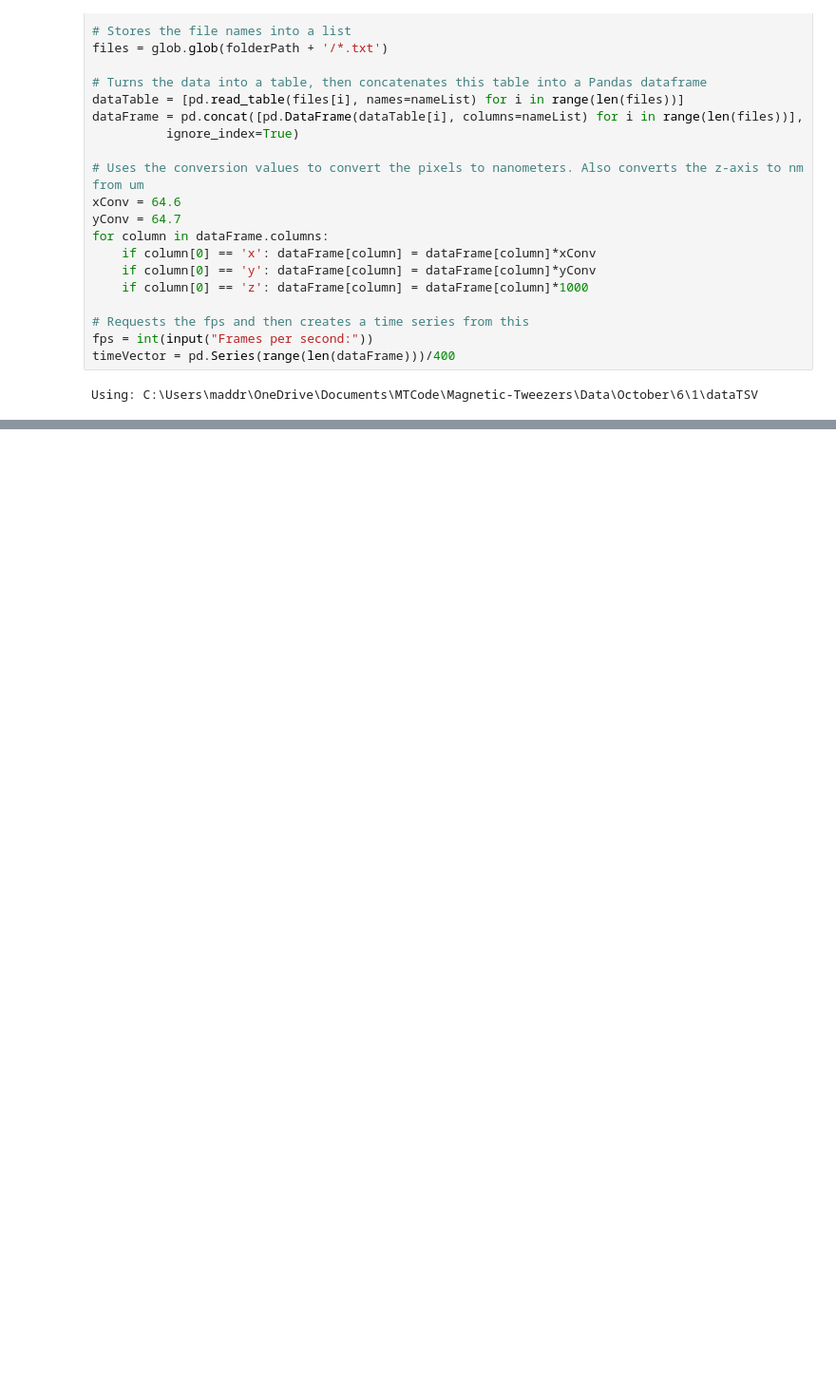
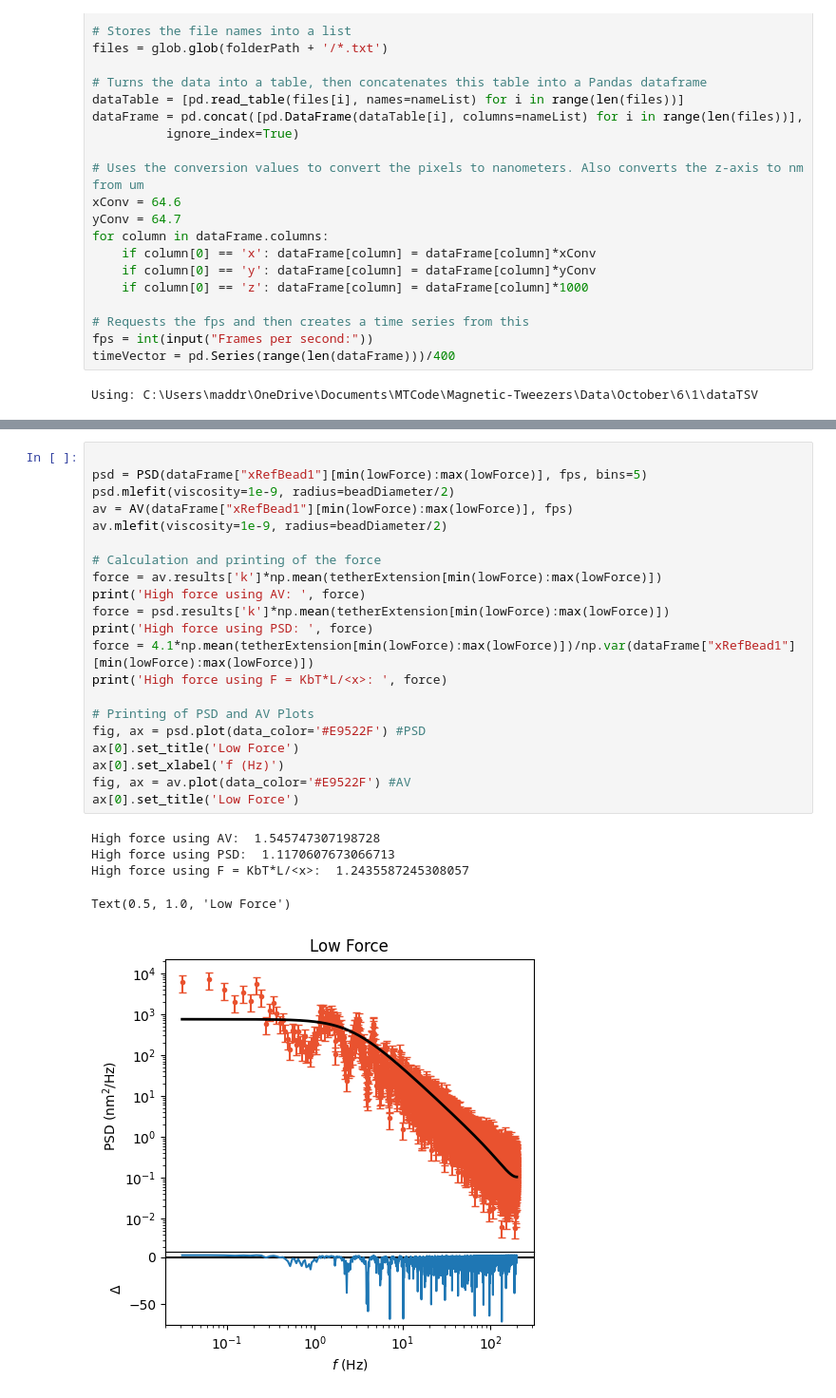
Before and after one commit to cmaddry/Magnetic-Tweezers, a Jupyter notebook: Scripts/AutoScriptTest.ipynb, the cells around one changed output, grey strips where cells are left out. Shown at 95% size. Drawn from its saved outputs; the diff is of its cells as text; blank space fills up the shorter version.

```diff
--- a/Scripts/AutoScriptTest.ipynb
+++ b/Scripts/AutoScriptTest.ipynb
@@ -146,0 +152,27 @@ The glass position is:  -1163.098333333333
+# %%
+
+psd = PSD(dataFrame["xRefBead1"][min(lowForce):max(lowForce)], fps, bins=5)
+psd.mlefit(viscosity=1e-9, radius=beadDiameter/2)
+av = AV(dataFrame["xRefBead1"][min(lowForce):max(lowForce)], fps)
+av.mlefit(viscosity=1e-9, radius=beadDiameter/2)
+
+# Calculation and printing of the force
+force = av.results['k']*np.mean(tetherExtension[min(lowForce):max(lowForce)])
+print('High force using AV: ', force)
+force = psd.results['k']*np.mean(tetherExtension[min(lowForce):max(lowForce)])
+print('High force using PSD: ', force)
+force = 4.1*np.mean(tetherExtension[min(lowForce):max(lowForce)])/np.var(dataFrame["xRefBead1"][min(lowForce):max(lowForce)])
+print('High force using F = KbT*L/<x>: ', force)
+
+# Printing of PSD and AV Plots
+fig, ax = psd.plot(data_color='#E9522F') #PSD
+ax[0].set_title('Low Force')
+ax[0].set_xlabel('f (Hz)')
+fig, ax = av.plot(data_color='#E9522F') #AV
+ax[0].set_title('Low Force')
+# %% [output]
+High force using AV:  1.545747307198728
+High force using PSD:  1.1170607673066713
+High force using F = KbT*L/<x>:  1.2435587245308057
+Text(0.5, 1.0, 'Low Force')
+[figure, added]
```
Also changed, not shown: parts of 5 cells of this notebook.
